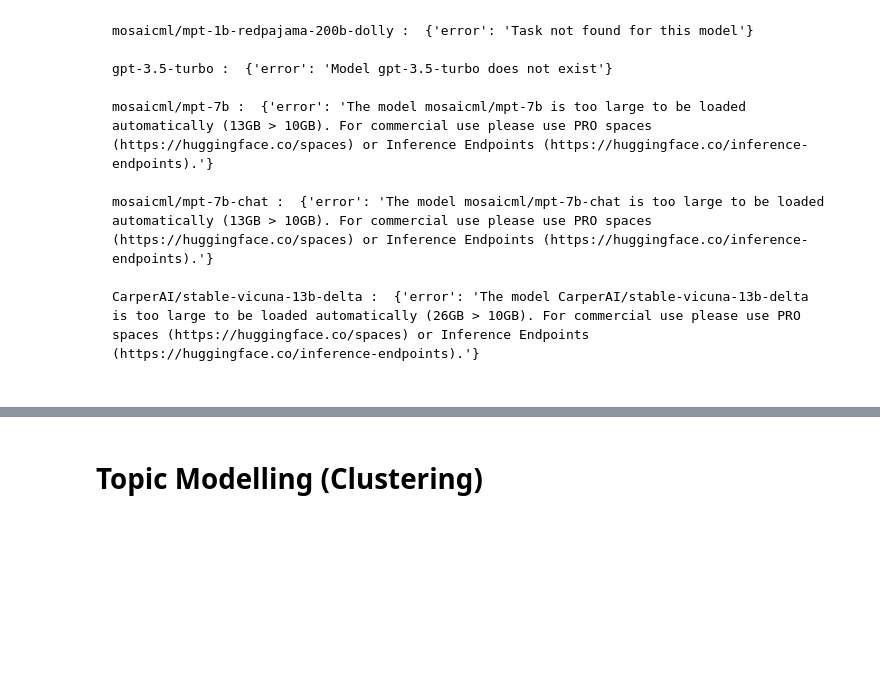
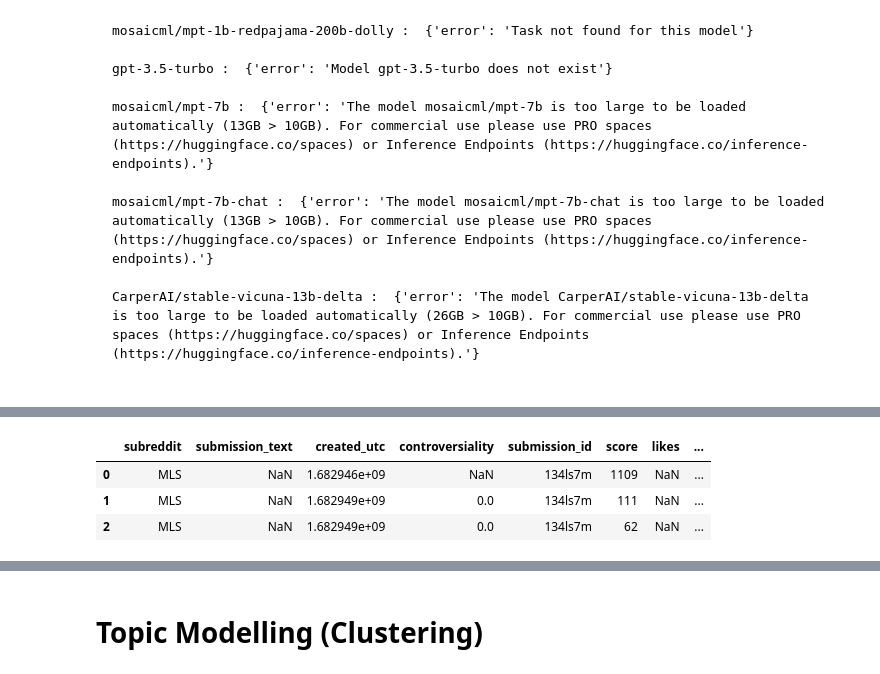
Before and after one commit to KobaKhit/llm-summarizer, a Jupyter notebook: test.ipynb, the cells around one changed output, grey strips where cells are left out. Cells and saved outputs as stored; diff of their text form; code cells hidden in the pictures; blank space fills up the shorter version.

```diff
--- a/test.ipynb
+++ b/test.ipynb
@@ -249,0 +136,12 @@ Who is the best soccer player in history?
+# %%
+import pandas as pd
+
+pd.set_option('display.max_columns', None)
+
+coms_df = pd.read_csv('MLS_2023-04-30_2023-05-07.csv')
+coms_df.head(3)
+# %% [output]
+|  | subreddit | submission_text | created_utc | controversiality | submission_id | score | likes | ... |
+| 0 | MLS | NaN | 1.682946e+09 | NaN | 134ls7m | 1109 | NaN | ... |
+| 1 | MLS | NaN | 1.682949e+09 | 0.0 | 134ls7m | 111 | NaN | ... |
+| 2 | MLS | NaN | 1.682949e+09 | 0.0 | 134ls7m | 62 | NaN | ... |
```
Also changed, not shown: parts of 83 cells of this notebook, 2 other files.
